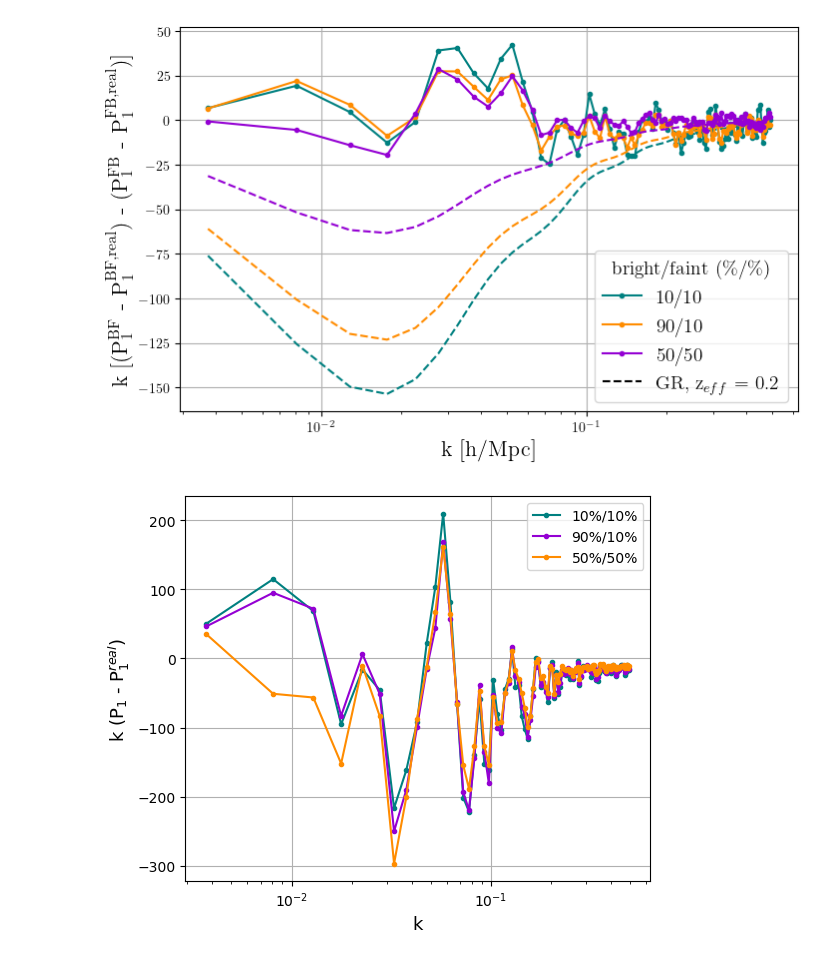
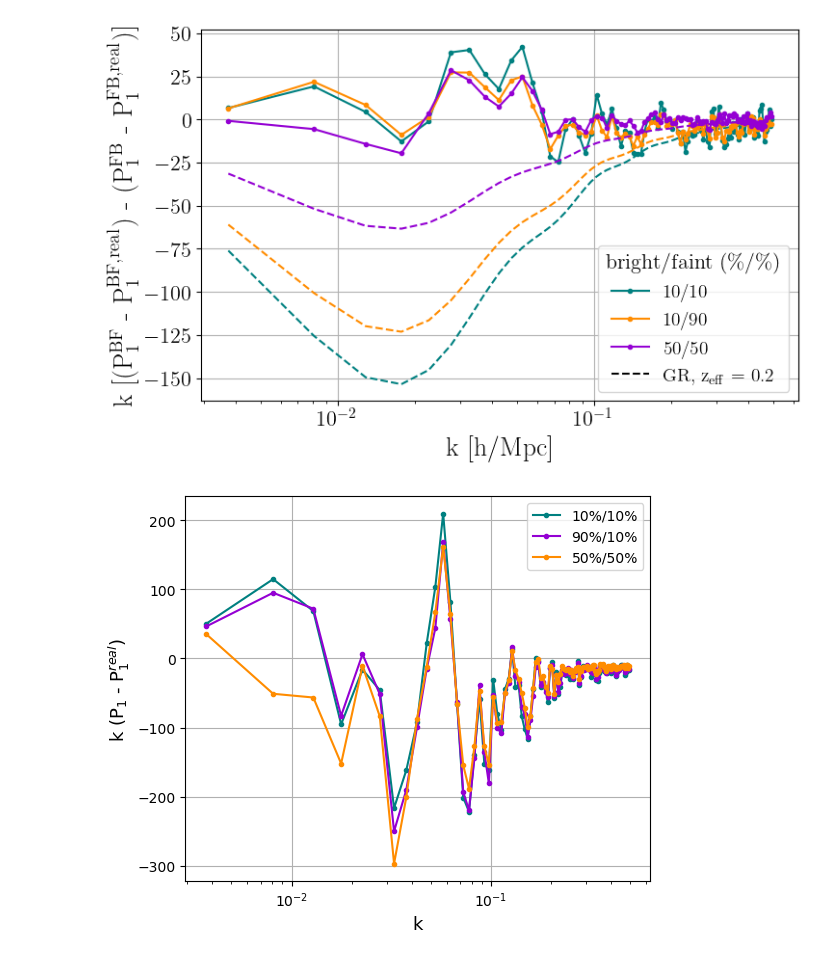
Before and after one commit to JadePiat/Relativistic_effects, a Jupyter notebook: power_spectrum.ipynb, the cells around one changed output. Cells and saved outputs as stored; diff of their text form; code cells hidden in the pictures.

Commit message:
figures

```diff
--- a/power_spectrum.ipynb
+++ b/power_spectrum.ipynb
@@ -23,6 +23,9 @@ b_b = [1.3,1.3,1.1]
 b_f = [1.05,1.05,1.03]
 
 plt.figure(figsize=(8,5))
+plt.xticks(fontsize = 16)
+plt.yticks(fontsize = 16)
+
 colors = ['teal','darkorange','darkviolet']
 
 for i, [cut_b, cut_f] in enumerate(zip(cuts_b, cuts_f)):
@@ -42,39 +45,39 @@ for i, [cut_b, cut_f] in enumerate(zip(cuts_b, cuts_f)):
     s = [s_b[i], s_f[i]]
     b = [b_b[i], b_f[i]]
 
     pk1_model = model(k,0.2,s,b)
 
     P_tot = (pk1_BF-pk1_real_BF)-(pk1_FB-pk1_real_FB)
     data = np.zeros((len(k),7))
     data[:,0] = k
     data[:,1] = k_real
     data[:,2] = pk1_BF
     data[:,3] = pk1_real_BF
     data[:,4] = pk1_FB
     data[:,5] = pk1_real_FB
     data[:,6] = P_tot
 
     if cut_f == 90:
         np.savetxt('dipole_B10_F90.txt', data)
 
     if cut_f == 10:
         np.savetxt('dipole_B10_F10.txt', data)
 
-    plt.plot(k,k*P_tot,marker='.',label=f'{cut_f}/{cut_b}',color=colors[i])
+    plt.plot(k,k*P_tot,marker='.',label=f'{cut_b}/{cut_f}',color=colors[i])
     plt.plot(k, -2*k*pk1_model, ls = '--', color=colors[i])
 
-line = Line2D([0], [0], label=r'GR, z$_{eff}$ = 0.2', color='k', ls='--')
+line = Line2D([0], [0], label=r'GR, z$_{\rm eff}$ = 0.2', color='k', ls='--')
 handles, labels = plt.gca().get_legend_handles_labels()
 handles.extend([line])
 
-plt.ylabel(r'k [(P$\rm_1^{BF}$ - P$\rm^{BF,real}_1$) - (P$\rm_1^{FB}$ - P$\rm^{FB,real}_1$)]',fontsize=16)
-plt.xlabel('k [h/Mpc]', fontsize=16)
+plt.ylabel(r'k [(P$\rm_1^{BF}$ - P$\rm^{BF,real}_1$) - (P$\rm_1^{FB}$ - P$\rm^{FB,real}_1$)]',fontsize=20)
+plt.xlabel('k [h/Mpc]', fontsize=20)
 plt.xscale('log')
 plt.grid()
-plt.legend(handles=handles, fontsize=14,title='bright/faint (\%/\%)',title_fontsize=14)
+plt.legend(handles=handles, fontsize=14,title='bright/faint (\%/\%)',title_fontsize=16)
 plt.savefig('/global/homes/j/jpiat/Relativistic_effects/figures/dipole.pdf');
 # %% [output]
-[figure, old version]
+[figure, new version]
 # %%
 cuts_b = [10,10,50]
 cuts_f = [10,90,50]
```
Also changed, not shown: 9 other files.
